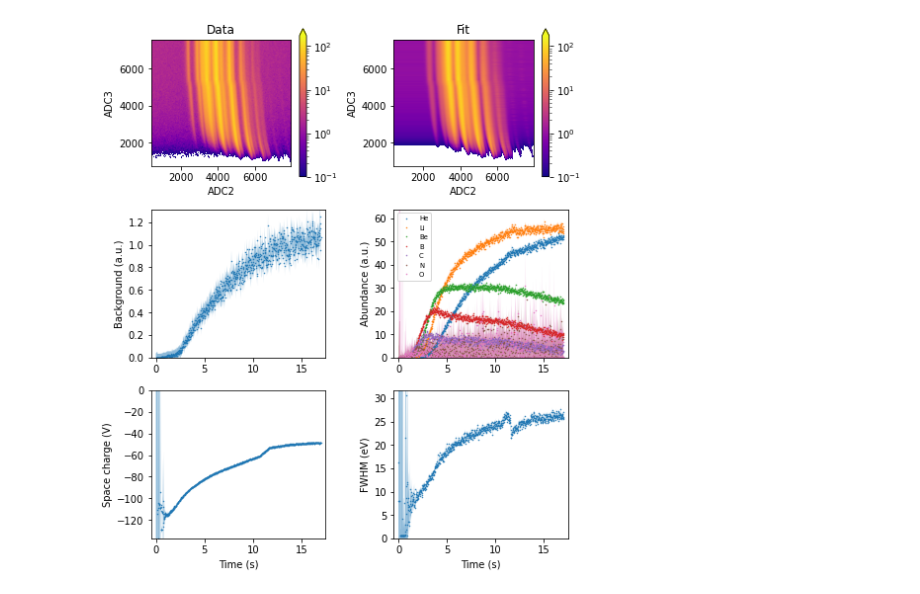
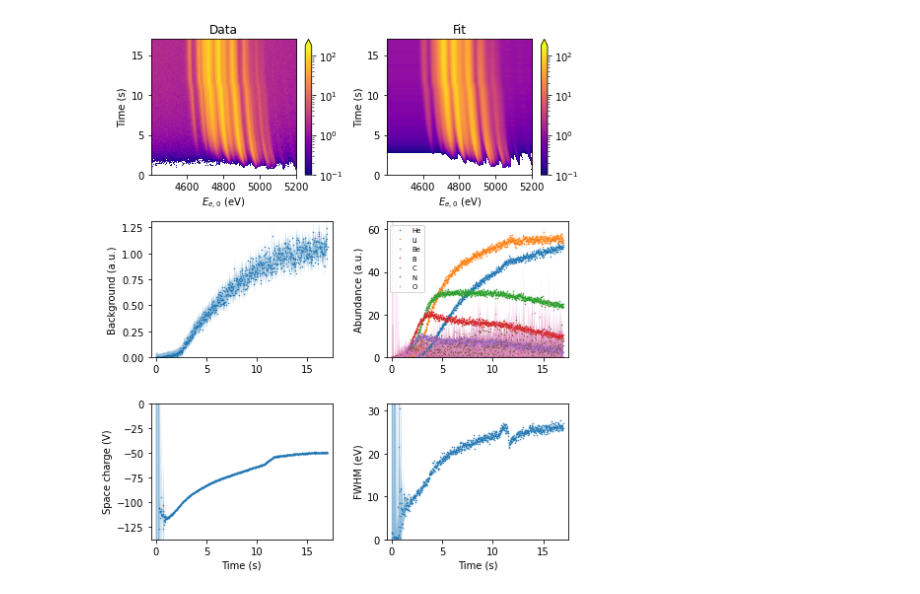
Before and after one commit to HPLegion/mpa_tools, a Jupyter notebook: fitting_eperiments.ipynb, the cells around one changed output. Drawn from its saved outputs; the diff is of its cells as text; code cells hidden in the pictures.

```diff
--- a/fitting_eperiments.ipynb
+++ b/fitting_eperiments.ipynb
@@ -30,3 +31,3 @@ _=histogram.plot()
 # %%
-e_kin = 4400 + 800/(histogram.cx[-1]-histogram.cx[0]) * (histogram.cx-histogram.cx[0])
-t = 17/(histogram.cy[-1]-histogram.cy[0]) * (histogram.cy-histogram.cy[0])
+# e_kin = 4400 + 800/(histogram.cx[-1]-histogram.cx[0]) * (histogram.cx-histogram.cx[0])
+# t = 17/(histogram.cy[-1]-histogram.cy[0]) * (histogram.cy-histogram.cy[0])
@@ -119,7 +124,7 @@ t = 17/(histogram.cy[-1]-histogram.cy[0]) * (histogram.cy-histogram.cy[0])
 # popts = np.array(popts)
 # pstds = np.array(pstds)
 # %%
-popts, pstds = bisection_fit(e_kin, histogram.counts, n=4)
+popts, pstds = bisection_fit(histogram.pcx, histogram.counts, n=4)
 # %%
 # nr = histogram.counts.shape[1]
 # idx = 1
@@ -159,58 +165,58 @@ def make_synth_histogram(e_kin, histogram, popts, pstds):
 def fit_overview_plot(histogram, synth_histogram, popts, pstds):
     fig, axs = plt.subplots(3,2, figsize=(7, 8))
 
-    histogram.plot(ax = axs[0, 0], vmin=0.1,vmax=histogram.counts.max(), clabel=False)
+    histogram.plot(ax = axs[0, 0], vmin=0.1,vmax=histogram.counts.max(), clabel=False, style="phys")
     axs[0, 0].set_title("Data")
 
-    synth_histogram.plot(ax = axs[0, 1], vmin=0.1, vmax=histogram.counts.max(), clabel=False)
+    synth_histogram.plot(ax = axs[0, 1], vmin=0.1, vmax=histogram.counts.max(), clabel=False, style="phys")
     axs[0, 1].set_title("Fit")
 
-    # markers, caps, bars = axs[1, 0].errorbar(t, popts[:, 0], pstds[:, 0], fmt=".", ms=1, lw=1)
+    # markers, caps, bars = axs[1, 0].errorbar(histogram.pcy, popts[:, 0], pstds[:, 0], fmt=".", ms=1, lw=1)
     # for b in bars: b.set_alpha(0.5)
-    axs[1, 0].plot(t, popts[:, 0], ".")
-    axs[1, 0].fill_between(t, popts[:, 0]-pstds[:, 0], popts[:, 0]+pstds[:, 0], alpha=0.5)
+    axs[1, 0].plot(histogram.pcy, popts[:, 0], ".")
+    axs[1, 0].fill_between(histogram.pcy, popts[:, 0]-pstds[:, 0], popts[:, 0]+pstds[:, 0], alpha=0.5)
     axs[1, 0].set(
         ylabel="Background (a.u.)",
-        xlim=(-.5, t.max()+.5),
+        xlim=(-.5, histogram.pcy.max()+.5),
         ylim=(0, 1.2*np.percentile(popts[:, 0], 95))
     )
 
     for k, lbl in zip(range(3, 10), ["He", "Li", "Be", "B", "C", "N", "O"]):
-        axs[1, 1].plot(t, popts[:, k], ".", label=lbl)
-        axs[1, 1].fill_between(t, popts[:, k]-pstds[:, k], popts[:, k]+pstds[:, k], alpha=0.5)
+        axs[1, 1].plot(histogram.pcy, popts[:, k], ".", label=lbl)
+        axs[1, 1].fill_between(histogram.pcy, popts[:, k]-pstds[:, k], popts[:, k]+pstds[:, k], alpha=0.5)
     axs[1, 1].legend(fontsize="x-small")
     axs[1, 1].set(
         ylabel="Abundance (a.u.)",
-        xlim=(-.5, t.max()+.5),
+        xlim=(-.5, histogram.pcy.max()+.5),
         ylim=(0, 1.2*np.percentile(popts[:, 3:], 95)),
     )
 
-    # axs[2, 0].errorbar(t, popts[:, 1], pstds[:, 1], fmt=".")
-    axs[2, 0].plot(t, popts[:, 1], ".")
-    axs[2, 0].fill_between(t, popts[:, 1]-pstds[:, 1], popts[:, 1]+pstds[:, 1], alpha=0.5)
+    # axs[2, 0].errorbar(histogram.pcy, popts[:, 1], pstds[:, 1], fmt=".")
+    axs[2, 0].plot(histogram.pcy, popts[:, 1], ".")
+    axs[2, 0].fill_between(histogram.pcy, popts[:, 1]-pstds[:, 1], popts[:, 1]+pstds[:, 1], alpha=0.5)
     axs[2, 0].set(
         ylabel="Space charge (V)",
         xlabel="Time (s)",
-        xlim=(-.5, t.max()+.5),
+        xlim=(-.5, histogram.pcy.max()+.5),
         ylim=(1.2*np.percentile(popts[:, 1], 5), 0),
     )
 
-    # axs[2, 1].errorbar(t, popts[:, 2], pstds[:, 2], fmt=".")
-    axs[2, 1].plot(t, popts[:, 2], ".")
-    axs[2, 1].fill_between(t, popts[:, 2]-pstds[:, 2], popts[:, 2]+pstds[:, 2], alpha=0.5)
+    # axs[2, 1].errorbar(histogram.pcy, popts[:, 2], pstds[:, 2], fmt=".")
+    axs[2, 1].plot(histogram.pcy, popts[:, 2], ".")
+    axs[2, 1].fill_between(histogram.pcy, popts[:, 2]-pstds[:, 2], popts[:, 2]+pstds[:, 2], alpha=0.5)
     axs[2, 1].set(
         ylabel="FWHM (eV)",
         xlabel="Time (s)",
-        xlim=(-.5, t.max()+.5),
+        xlim=(-.5, histogram.pcy.max()+.5),
         ylim=(0, 1.2*np.percentile(popts[:, 2], 95))
     )
     plt.tight_layout()
 
     return fig
 # %%
-synth_histogram = make_synth_histogram(e_kin, histogram, popts, pstds)
+synth_histogram = make_synth_histogram(histogram.pcx, histogram, popts, pstds)
 with plt.rc_context(rc={'lines.markersize': 1}):
-    _ = fit_overview(histogram, synth_histogram, popts, pstds)
+    _ = fit_overview_plot(histogram, synth_histogram, popts, pstds)
     plt.savefig("test_sheet.pdf")
 # %% [output]
-[figure, old version]
+[figure, new version]
```
Also changed, not shown: parts of 5 cells of this notebook, 1 other file.
